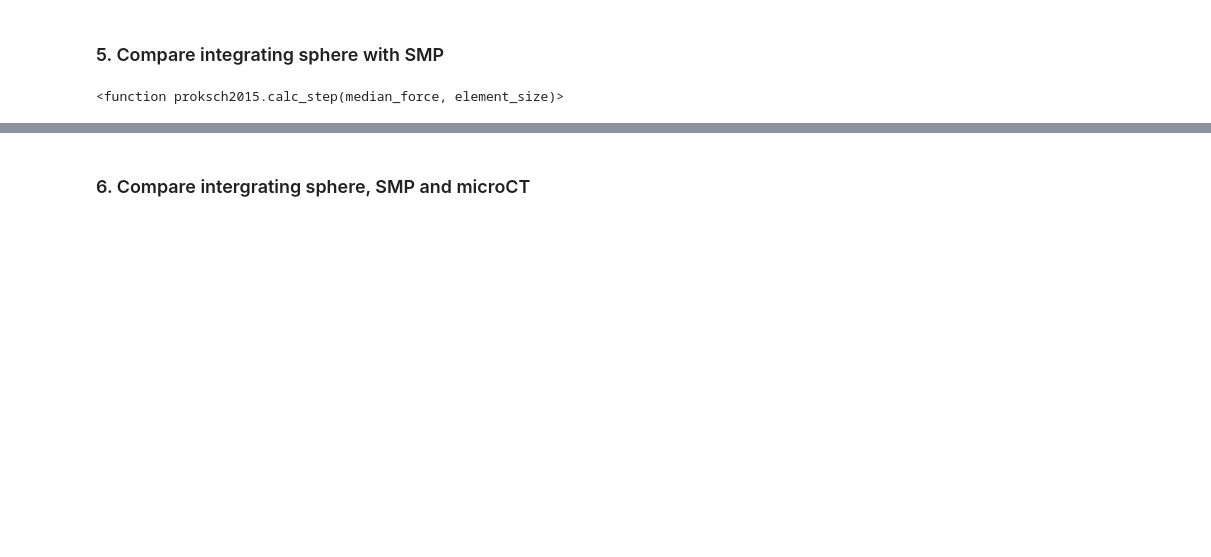
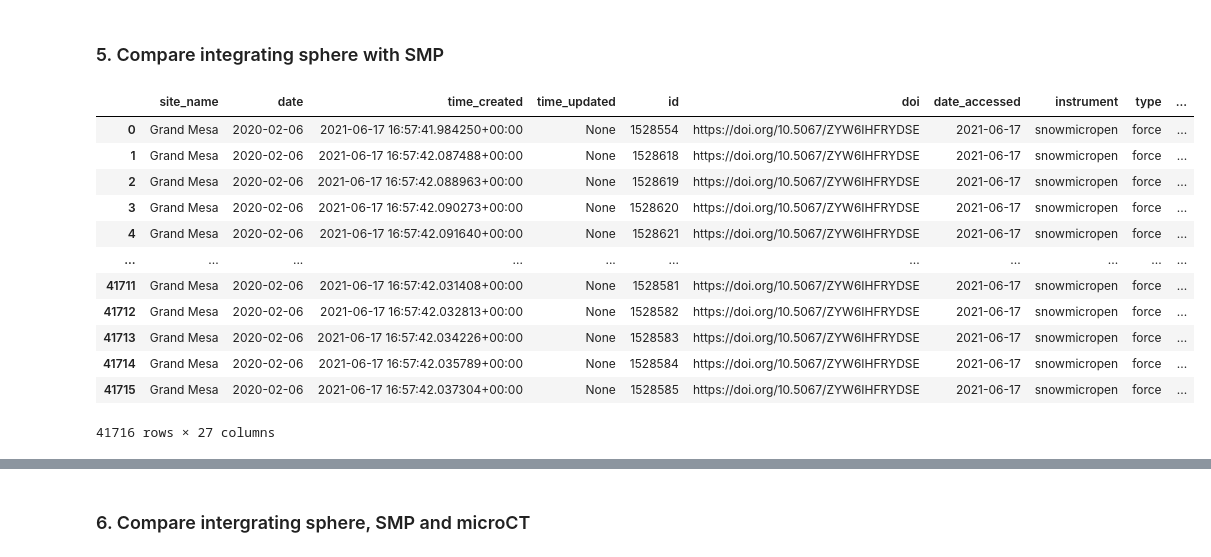
Before and after one commit to snowex-hackweek/website-2021, a Jupyter notebook: book/tutorials/microstructure/microstructure-tutorial.ipynb, the cells around one changed output, grey strips where cells are left out. Cells and saved outputs as stored; diff of their text form; code cells hidden in the pictures; blank space fills up the shorter version.

Commit message:
clumsy attempt to link database to snowmicropyn functions

```diff
--- a/book/tutorials/microstructure/microstructure-tutorial.ipynb
+++ b/book/tutorials/microstructure/microstructure-tutorial.ipynb
@@ -163,7 +162,19 @@ session_smp.close()
 #
 import loewe2012
 import proksch2015
-# %%
-proksch2015.calc_step
-# %% [output]
-<function proksch2015.calc_step(median_force, element_size)>
+# %%
+df_smp
+# %% [output]
+|  | site_name | date | time_created | time_updated | id | doi | date_accessed | instrument | type | ... |
+| 0 | Grand Mesa | 2020-02-06 | 2021-06-17 16:57:41.984250+00:00 | None | 1528554 | https://doi.org/10.5067/ZYW6IHFRYDSE | 2021-06-17 | snowmicropen | force | ... |
+| 1 | Grand Mesa | 2020-02-06 | 2021-06-17 16:57:42.087488+00:00 | None | 1528618 | https://doi.org/10.5067/ZYW6IHFRYDSE | 2021-06-17 | snowmicropen | force | ... |
+| 2 | Grand Mesa | 2020-02-06 | 2021-06-17 16:57:42.088963+00:00 | None | 1528619 | https://doi.org/10.5067/ZYW6IHFRYDSE | 2021-06-17 | snowmicropen | force | ... |
+| 3 | Grand Mesa | 2020-02-06 | 2021-06-17 16:57:42.090273+00:00 | None | 1528620 | https://doi.org/10.5067/ZYW6IHFRYDSE | 2021-06-17 | snowmicropen | force | ... |
+| 4 | Grand Mesa | 2020-02-06 | 2021-06-17 16:57:42.091640+00:00 | None | 1528621 | https://doi.org/10.5067/ZYW6IHFRYDSE | 2021-06-17 | snowmicropen | force | ... |
+| ... | ... | ... | ... | ... | ... | ... | ... | ... | ... | ... |
+| 41711 | Grand Mesa | 2020-02-06 | 2021-06-17 16:57:42.031408+00:00 | None | 1528581 | https://doi.org/10.5067/ZYW6IHFRYDSE | 2021-06-17 | snowmicropen | force | ... |
+| 41712 | Grand Mesa | 2020-02-06 | 2021-06-17 16:57:42.032813+00:00 | None | 1528582 | https://doi.org/10.5067/ZYW6IHFRYDSE | 2021-06-17 | snowmicropen | force | ... |
+| 41713 | Grand Mesa | 2020-02-06 | 2021-06-17 16:57:42.034226+00:00 | None | 1528583 | https://doi.org/10.5067/ZYW6IHFRYDSE | 2021-06-17 | snowmicropen | force | ... |
+| 41714 | Grand Mesa | 2020-02-06 | 2021-06-17 16:57:42.035789+00:00 | None | 1528584 | https://doi.org/10.5067/ZYW6IHFRYDSE | 2021-06-17 | snowmicropen | force | ... |
+| 41715 | Grand Mesa | 2020-02-06 | 2021-06-17 16:57:42.037304+00:00 | None | 1528585 | https://doi.org/10.5067/ZYW6IHFRYDSE | 2021-06-17 | snowmicropen | force | ... |
+41716 rows × 27 columns
```
Also changed, not shown: parts of 9 cells of this notebook.
